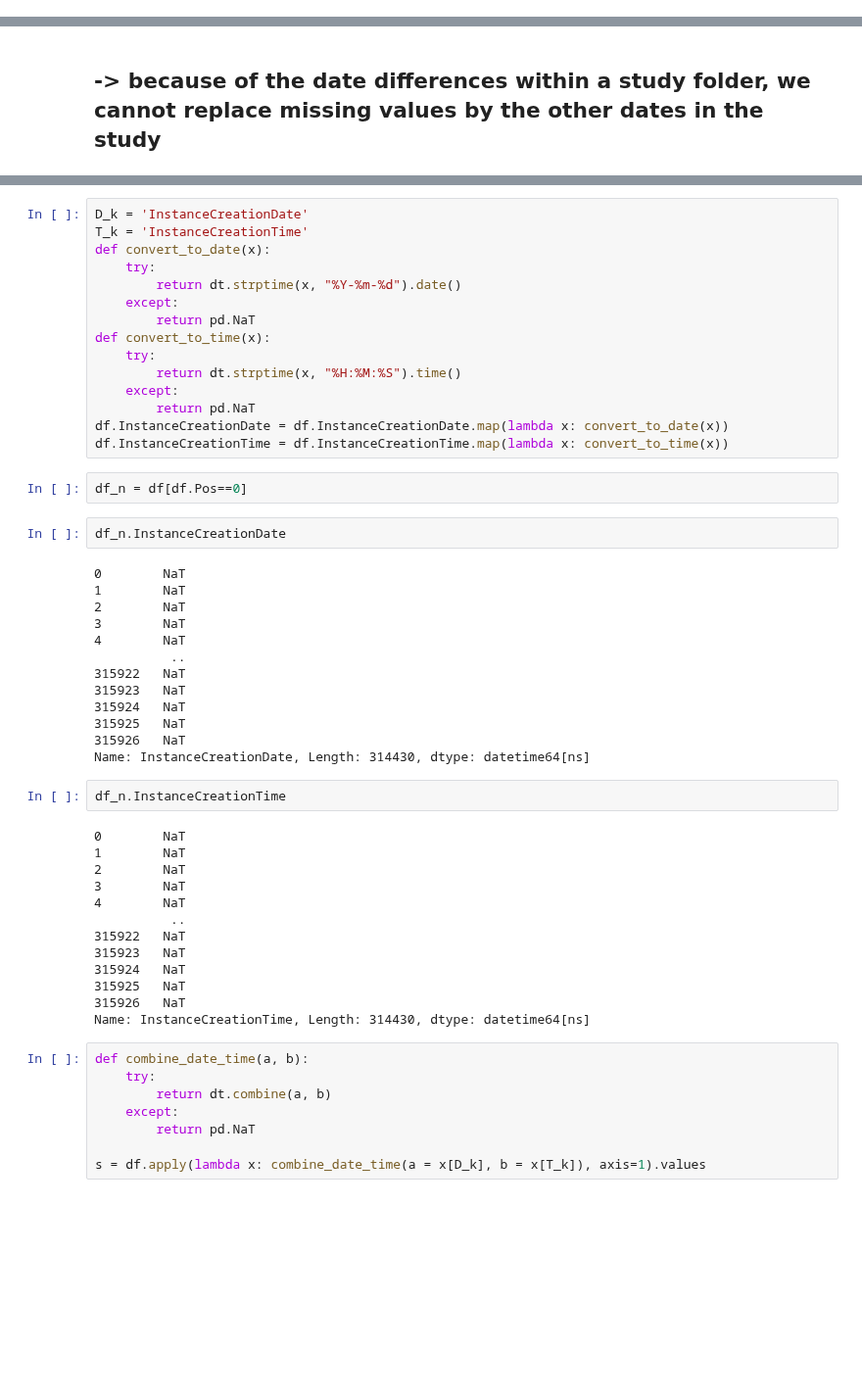
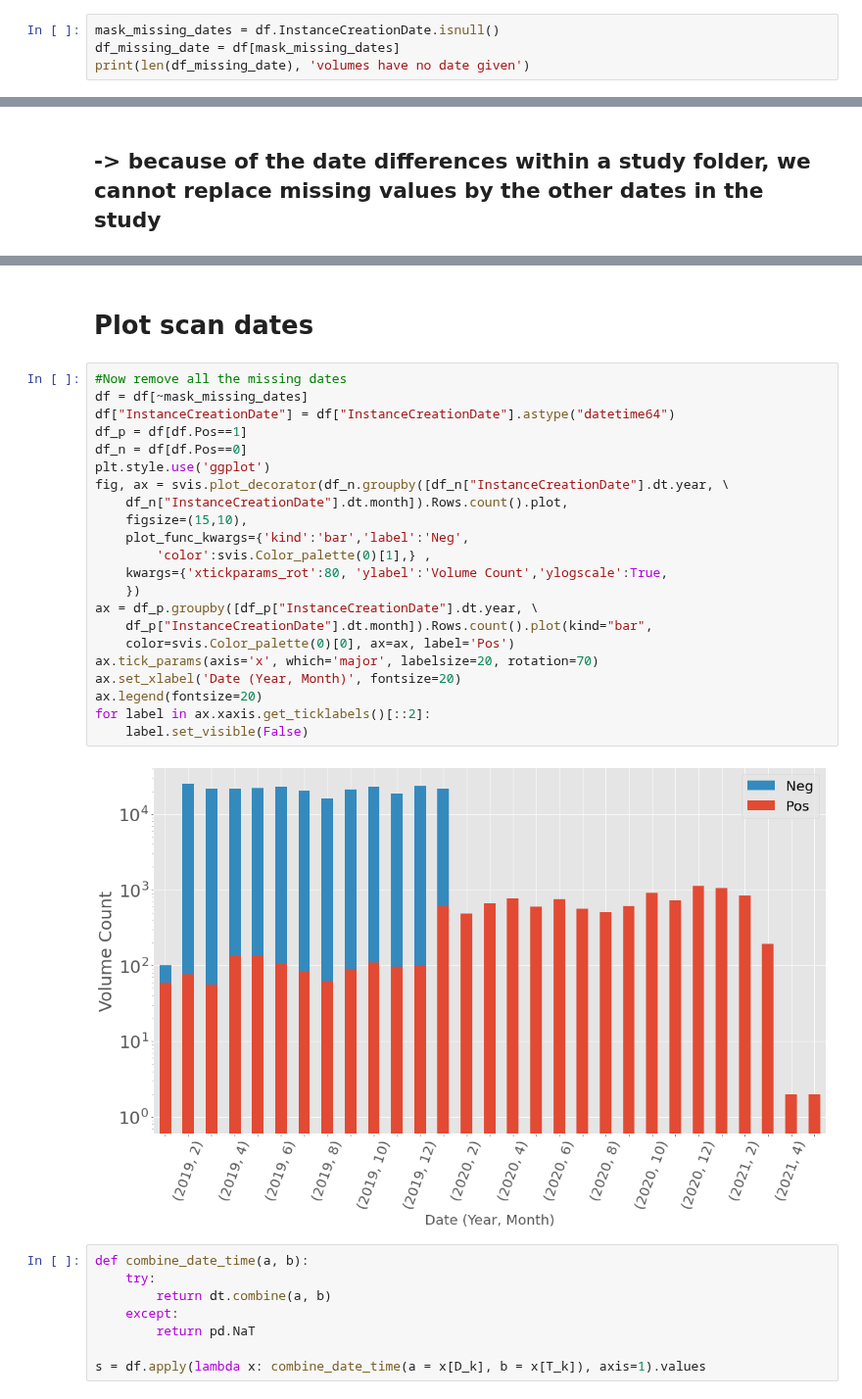
Before and after one commit to Kiril94/Thesis, a Jupyter notebook: Cobra/cobra/ds_notebooks/clean_data.ipynb, the cells around one changed output, grey strips where cells are left out. Shown at 98% size. Saved outputs shown, nothing was run; the diff lists cells and outputs as text; blank space fills up the shorter version.

Commit message:
plot of scan dates created, updated plot functions

```diff
--- a/Cobra/cobra/ds_notebooks/clean_data.ipynb
+++ b/Cobra/cobra/ds_notebooks/clean_data.ipynb
@@ -36,0 +34,4 @@ date not given:  54325
+# %%
+mask_missing_dates = df.InstanceCreationDate.isnull()
+df_missing_date = df[mask_missing_dates]
+print(len(df_missing_date), 'volumes have no date given')
@@ -84,50 +70,29 @@ Name: InstanceCreationDate, dtype: object
-# %%
-D_k = 'InstanceCreationDate'
-T_k = 'InstanceCreationTime'
-def convert_to_date(x):
-    try:
-        return dt.strptime(x, "%Y-%m-%d").date()
-    except:
-        return pd.NaT
-def convert_to_time(x):
-    try:
-        return dt.strptime(x, "%H:%M:%S").time()
-    except:
-        return pd.NaT
-df.InstanceCreationDate = df.InstanceCreationDate.map(lambda x: convert_to_date(x))
-df.InstanceCreationTime = df.InstanceCreationTime.map(lambda x: convert_to_time(x))
-# %%
-df_n = df[df.Pos==0]
-# %%
-df_n.InstanceCreationDate
-# %% [output]
-0        NaT
-1        NaT
-2        NaT
-3        NaT
-4        NaT
-          ..
-315922   NaT
-315923   NaT
-315924   NaT
-315925   NaT
-315926   NaT
-Name: InstanceCreationDate, Length: 314430, dtype: datetime64[ns]
-# %%
-df_n.InstanceCreationTime
-# %% [output]
-0        NaT
-1        NaT
-2        NaT
-3        NaT
-4        NaT
-          ..
-315922   NaT
-315923   NaT
-315924   NaT
-315925   NaT
-315926   NaT
-Name: InstanceCreationTime, Length: 314430, dtype: datetime64[ns]
+# %% [markdown]
+# Plot scan dates
+# %%
+#Now remove all the missing dates
+df = df[~mask_missing_dates]
+df["InstanceCreationDate"] = df["InstanceCreationDate"].astype("datetime64")
+df_p = df[df.Pos==1]
+df_n = df[df.Pos==0]
+plt.style.use('ggplot')
+fig, ax = svis.plot_decorator(df_n.groupby([df_n["InstanceCreationDate"].dt.year, \
+    df_n["InstanceCreationDate"].dt.month]).Rows.count().plot,
+    figsize=(15,10),
+    plot_func_kwargs={'kind':'bar','label':'Neg',
+        'color':svis.Color_palette(0)[1],} ,
+    kwargs={'xtickparams_rot':80, 'ylabel':'Volume Count','ylogscale':True,
+    })
+ax = df_p.groupby([df_p["InstanceCreationDate"].dt.year, \
+    df_p["InstanceCreationDate"].dt.month]).Rows.count().plot(kind="bar",
+    color=svis.Color_palette(0)[0], ax=ax, label='Pos')
+ax.tick_params(axis='x', which='major', labelsize=20, rotation=70)
+ax.set_xlabel('Date (Year, Month)', fontsize=20)
+ax.legend(fontsize=20)
+for label in ax.xaxis.get_ticklabels()[::2]:
+    label.set_visible(False)
+# %% [output]
+[figure, added]
 # %%
 def combine_date_time(a, b):
     try:
```
Also changed, not shown: parts of 15 cells of this notebook, 2 other files.
